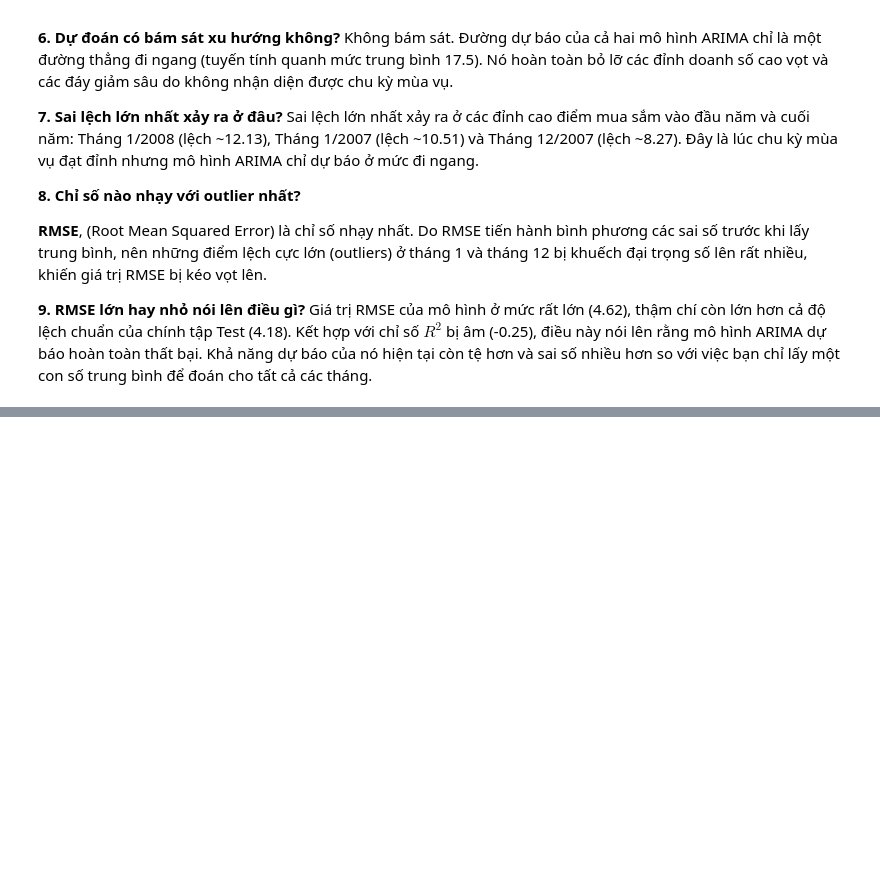
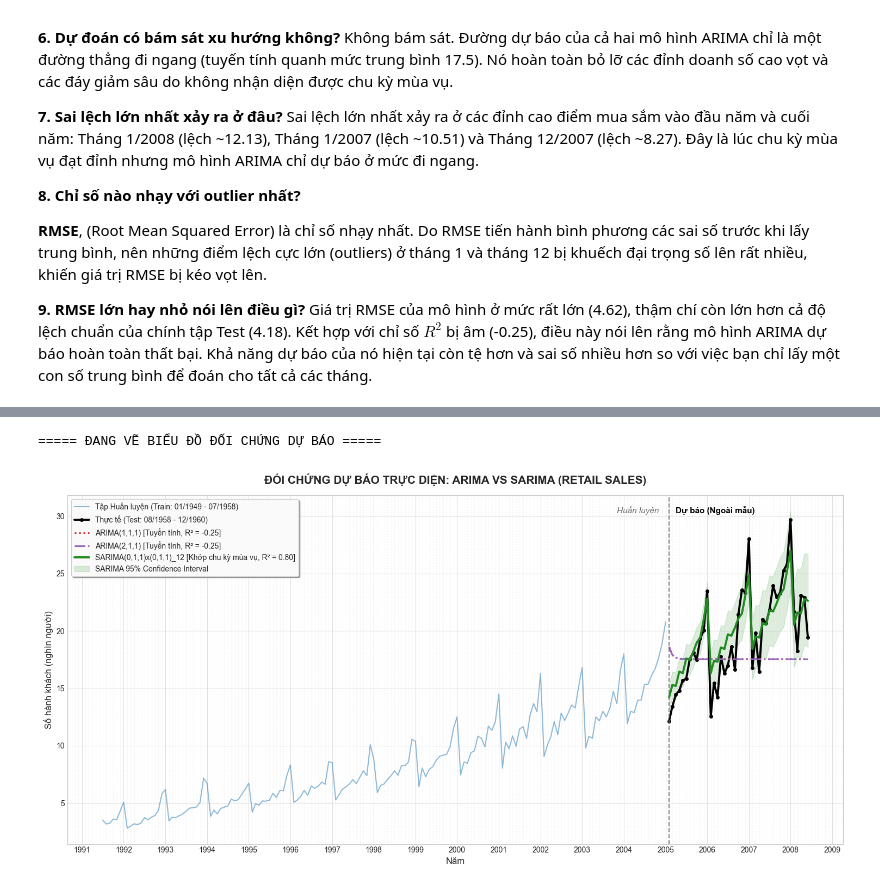
Before and after one commit to OrangkillEmily/Lab_TimeSeries, a Jupyter notebook: notebooks/lab02/Lab02_TimeSeries_Dataset1.ipynb, the cells around one changed output, grey strips where cells are left out. Cells and saved outputs as stored; diff of their text form; code cells hidden in the pictures; blank space fills up the shorter version.

```diff
--- a/notebooks/lab02/Lab02_TimeSeries_Dataset1.ipynb
+++ b/notebooks/lab02/Lab02_TimeSeries_Dataset1.ipynb
@@ -778,0 +1068,55 @@ Giá trị RMSE của mô hình ở mức rất lớn (4.62), thậm chí còn l
+# %%
+from src.lab02_utils.modeling import plot_arima_vs_sarima, forecast_test, calculate_metrics
+
+best_sarima_name = 'SARIMA(0,1,1)x(0,1,1)_12'
+
+# 1. Trích xuất đường dự báo của 2 mô hình ARIMA
+fc_arima111, _ = forecast_test(models['ARIMA(1,1,1)'], steps=len(test))
+fc_arima111.index = test.index
+
+fc_arima211, _ = forecast_test(models['ARIMA(2,1,1)'], steps=len(test))
+fc_arima211.index = test.index
+
+# 2. Trích xuất đường dự báo và dải tin cậy của SARIMA tốt nhất
+best_sarima_model = fitted_models[best_sarima_name]
+fc_sarima, conf_sarima = forecast_test(best_sarima_model, steps=len(test))
+fc_sarima.index = test.index
+conf_sarima.index = test.index
+
+# 3. Tính toán R2 trực tiếp tại chỗ
+r2_arima1 = calculate_metrics(test, fc_arima111)['R2']
+r2_arima2 = calculate_metrics(test, fc_arima211)['R2']
+r2_sarima = calculate_metrics(test, fc_sarima)['R2']
+
+# Cấu hình từ điển tham số cho hàm vẽ
+model_names = {
+    'arima1': 'ARIMA(1,1,1)',
+    'arima2': 'ARIMA(2,1,1)',
+    'sarima': best_sarima_name
+}
+
+r2_scores = {
+    'arima1': r2_arima1,
+    'arima2': r2_arima2,
+    'sarima': r2_sarima
+}
+
+print("===== ĐANG VẼ BIỂU ĐỒ ĐỐI CHỨNG DỰ BÁO =====")
+
+# 4. Gọi hàm vẽ biểu đồ từ modeling.py
+
+plot_arima_vs_sarima(
+    train=train,
+    test=test,
+    fc_arima1=fc_arima111,
+    fc_arima2=fc_arima211,
+    fc_sarima=fc_sarima,
+    conf_int_sarima=conf_sarima,
+    names=model_names,
+    r2_scores=r2_scores,
+    title='ĐỐI CHỨNG DỰ BÁO TRỰC DIỆN: ARIMA VS SARIMA (RETAIL SALES)',
+    save_path=str(fig_dir / 'so_sanh_arima_vs_sarima_chuan_Dataset1.png')
+)
+# %% [output]
+===== ĐANG VẼ BIỂU ĐỒ ĐỐI CHỨNG DỰ BÁO =====
+[figure, added]
```
Also changed, not shown: parts of 7 cells of this notebook, 9 other files.
